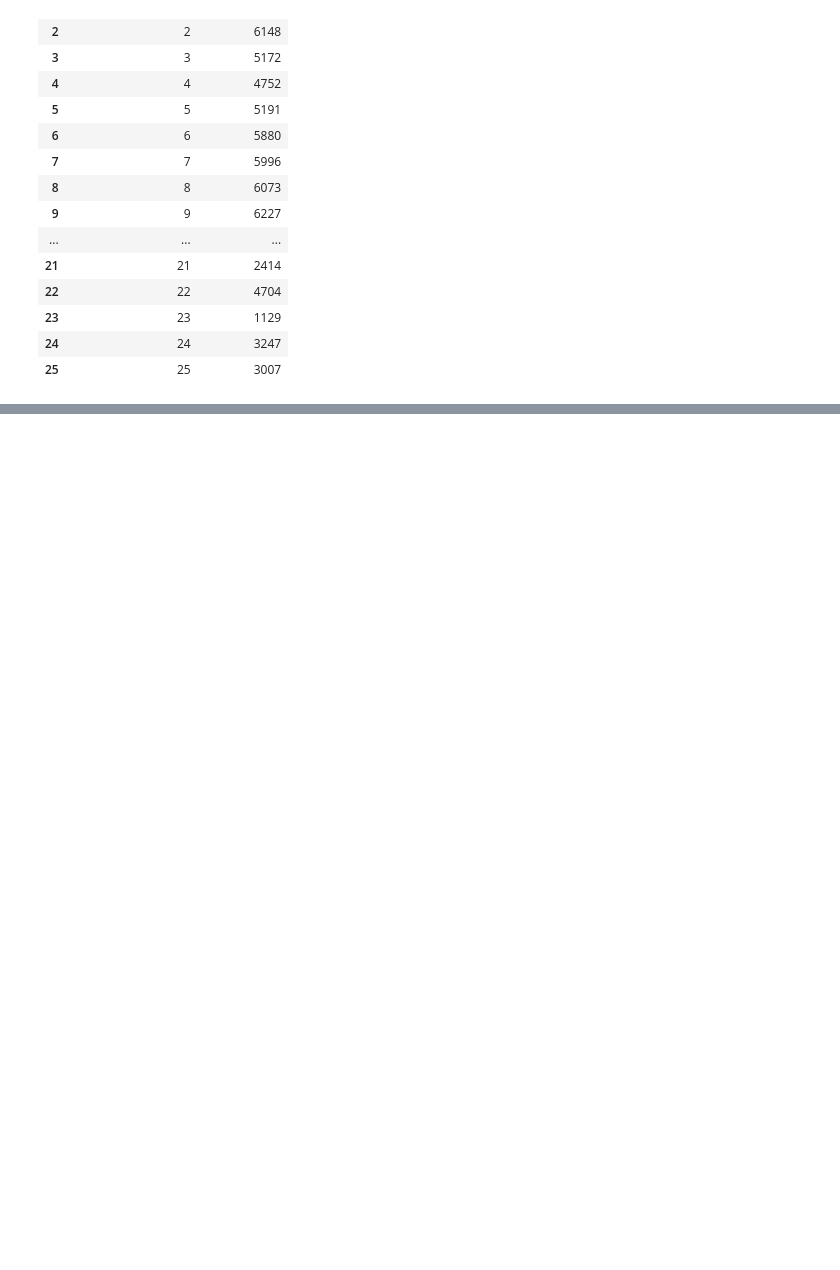
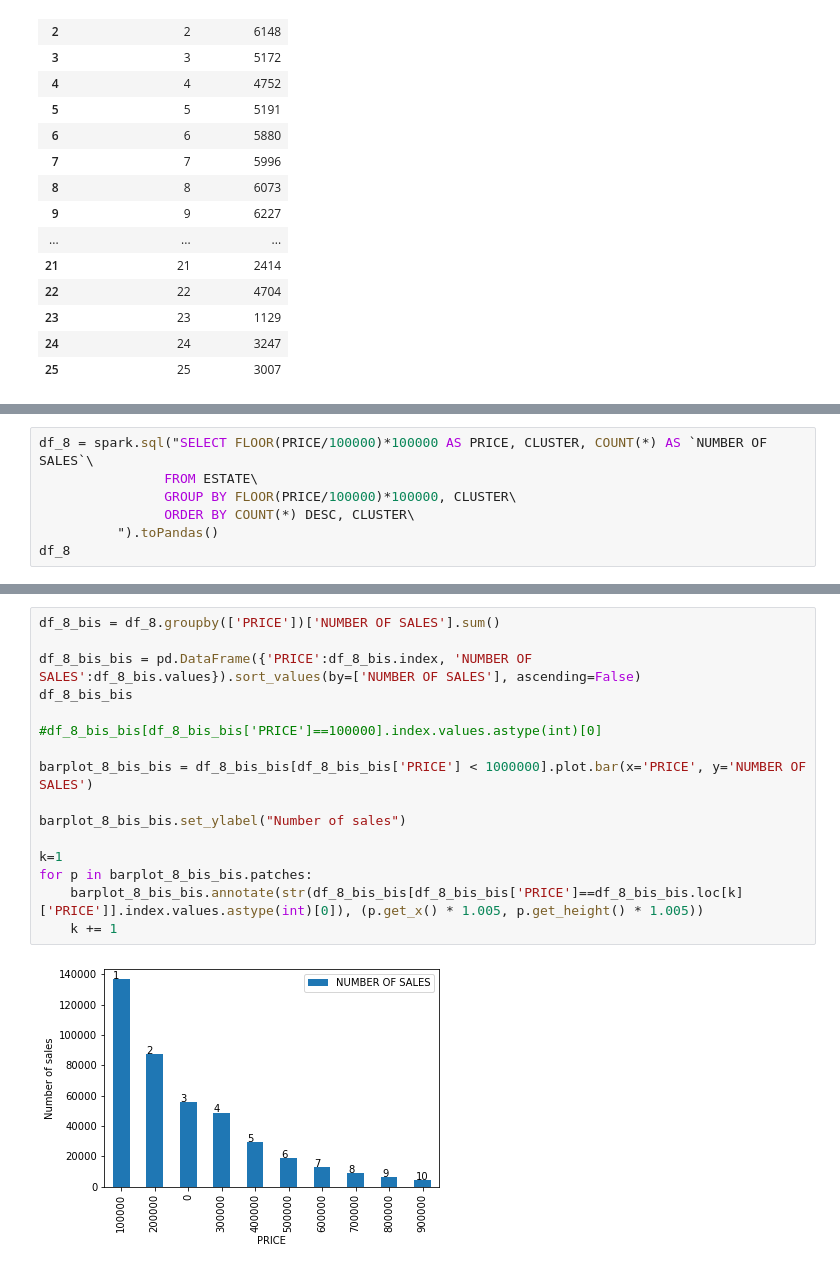
Before and after one commit to 13w13/U2-Big-Data-Tools-for-Business, a Jupyter notebook: 2. Real Estate Market EDA.ipynb, the cells around one changed output, grey strips where cells are left out. Cells and saved outputs as stored; diff of their text form; blank space fills up the shorter version.

```diff
--- a/2. Real Estate Market EDA.ipynb
+++ b/2. Real Estate Market EDA.ipynb
@@ -1163,0 +1214,7 @@ barplot_7 = df_7.plot.bar(x='NUMBER OF ROOMS', y='PRICE PER M²')
+# %%
+df_8 = spark.sql("SELECT FLOOR(PRICE/100000)*100000 AS PRICE, CLUSTER, COUNT(*) AS `NUMBER OF SALES`\
+                FROM ESTATE\
+                GROUP BY FLOOR(PRICE/100000)*100000, CLUSTER\
+                ORDER BY COUNT(*) DESC, CLUSTER\
+          ").toPandas()
+df_8
@@ -1163,0 +1235,18 @@ barplot_7 = df_7.plot.bar(x='NUMBER OF ROOMS', y='PRICE PER M²')
+# %%
+df_8_bis = df_8.groupby(['PRICE'])['NUMBER OF SALES'].sum()
+
+df_8_bis_bis = pd.DataFrame({'PRICE':df_8_bis.index, 'NUMBER OF SALES':df_8_bis.values}).sort_values(by=['NUMBER OF SALES'], ascending=False)
+df_8_bis_bis
+
+#df_8_bis_bis[df_8_bis_bis['PRICE']==100000].index.values.astype(int)[0]
+
+barplot_8_bis_bis = df_8_bis_bis[df_8_bis_bis['PRICE'] < 1000000].plot.bar(x='PRICE', y='NUMBER OF SALES')
+
+barplot_8_bis_bis.set_ylabel("Number of sales")
+
+k=1
+for p in barplot_8_bis_bis.patches:
+    barplot_8_bis_bis.annotate(str(df_8_bis_bis[df_8_bis_bis['PRICE']==df_8_bis_bis.loc[k]['PRICE']].index.values.astype(int)[0]), (p.get_x() * 1.005, p.get_height() * 1.005))
+    k += 1
+# %% [output]
+[figure, added]
```
Also changed, not shown: parts of 15 cells of this notebook.
